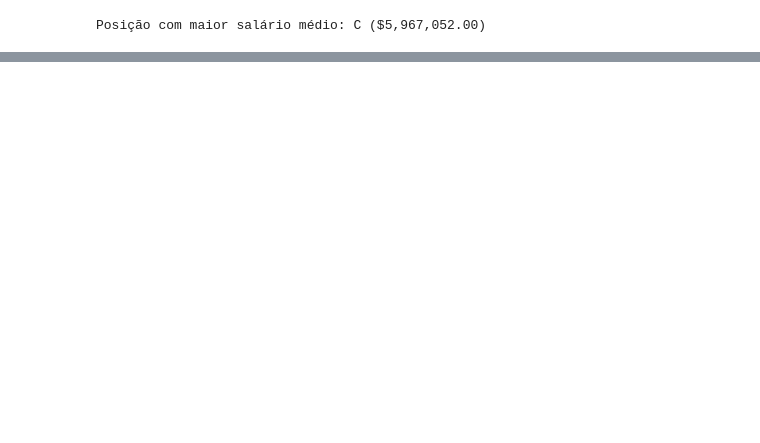
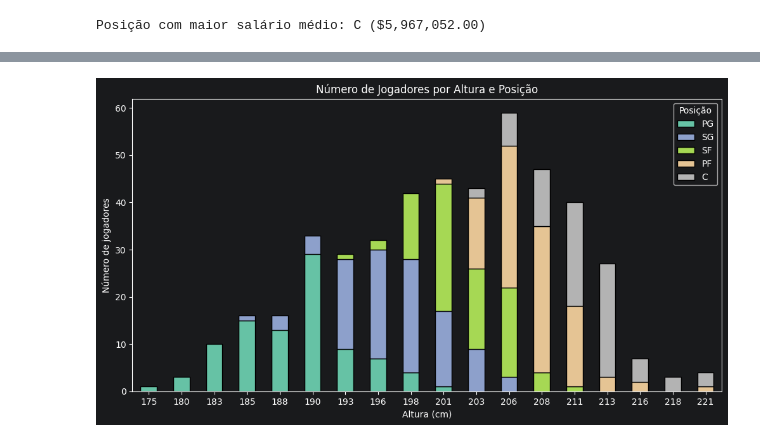
Before and after one commit to 1230953-LEI/MINDD, a Jupyter notebook: PL2/PL2.ipynb, the cells around one changed output, grey strips where cells are left out. Drawn from its saved outputs; the diff is of its cells as text; code cells hidden in the pictures; blank space fills up the shorter version.

```diff
--- a/PL2/PL2.ipynb
+++ b/PL2/PL2.ipynb
@@ -584,0 +625,17 @@ Posição com maior salário médio: C ($5,967,052.00)
+# %%
+# 36. Número de jogadores por Position e Height (cm)
+if not pd.api.types.is_numeric_dtype(df['Height']):
+    df['Height'] = df['Height'].apply(convert_to_cm)
+
+tabela_altura = pd.crosstab(df['Height'], df['Position'])
+tabela_altura = tabela_altura[['PG', 'SG', 'SF', 'PF', 'C']]
+
+ax = tabela_altura.plot(kind='bar', stacked=True, figsize=(12, 6), colormap='Set2', edgecolor='black')
+ax.set_xticklabels([f'{h:.0f}' for h in tabela_altura.index], rotation=0)
+plt.title('Número de Jogadores por Altura e Posição')
+plt.xlabel('Altura (cm)')
+plt.ylabel('Número de jogadores')
+plt.legend(title='Posição')
+plt.show()
+# %% [output]
+[figure, added]
```
Also changed, not shown: parts of 18 cells of this notebook.
